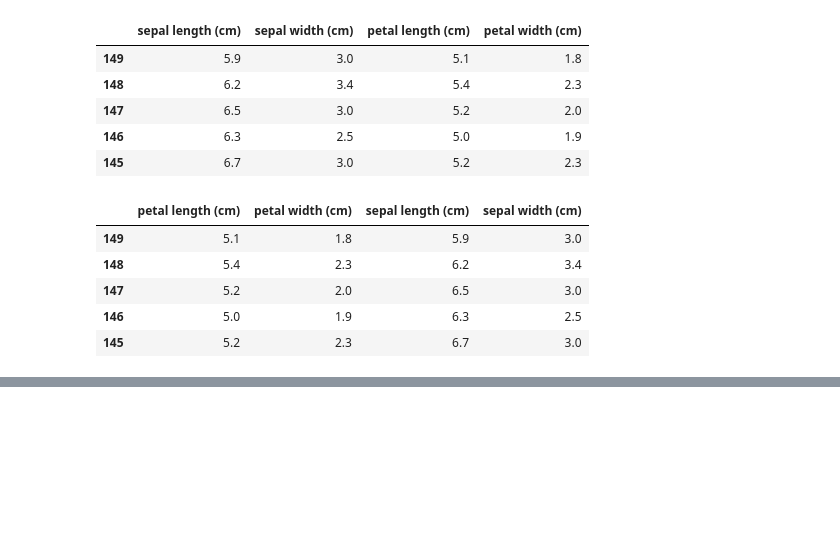
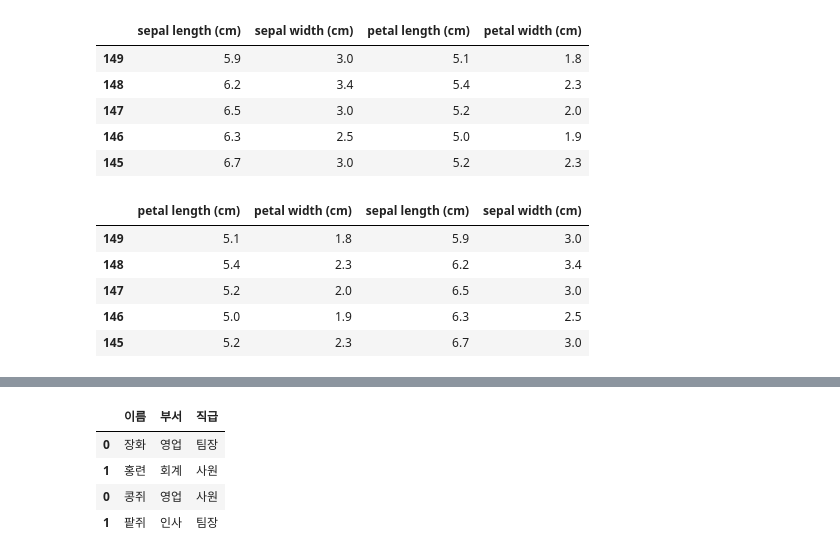
Before and after one commit to DANU011/practice-analysis, a Jupyter notebook: bigdata/bigdata_chap2.ipynb, the cells around one changed output, grey strips where cells are left out. Cells and saved outputs as stored; diff of their text form; code cells hidden in the pictures; blank space fills up the shorter version.

```diff
--- a/bigdata/bigdata_chap2.ipynb
+++ b/bigdata/bigdata_chap2.ipynb
@@ -532,0 +566,15 @@ iris.head()
+# %%
+HR1 = pd.DataFrame({'이름' : ['장화', '홍련'],
+                    '부서' : ['영업', '회계'],
+                    '직급' : ['팀장', '사원']})
+HR2 = pd.DataFrame({'이름' : ['콩쥐', '팥쥐'],
+                    '직급' : ['사원', '팀장'],
+                    '부서' : ['영업', '인사']})
+
+pd.concat([HR1, HR2], axis = 0)
+# %% [output]
+|  | 이름 | 부서 | 직급 |
+| 0 | 장화 | 영업 | 팀장 |
+| 1 | 홍련 | 회계 | 사원 |
+| 0 | 콩쥐 | 영업 | 사원 |
+| 1 | 팥쥐 | 인사 | 팀장 |
```
Also changed, not shown: parts of 7 cells of this notebook.
